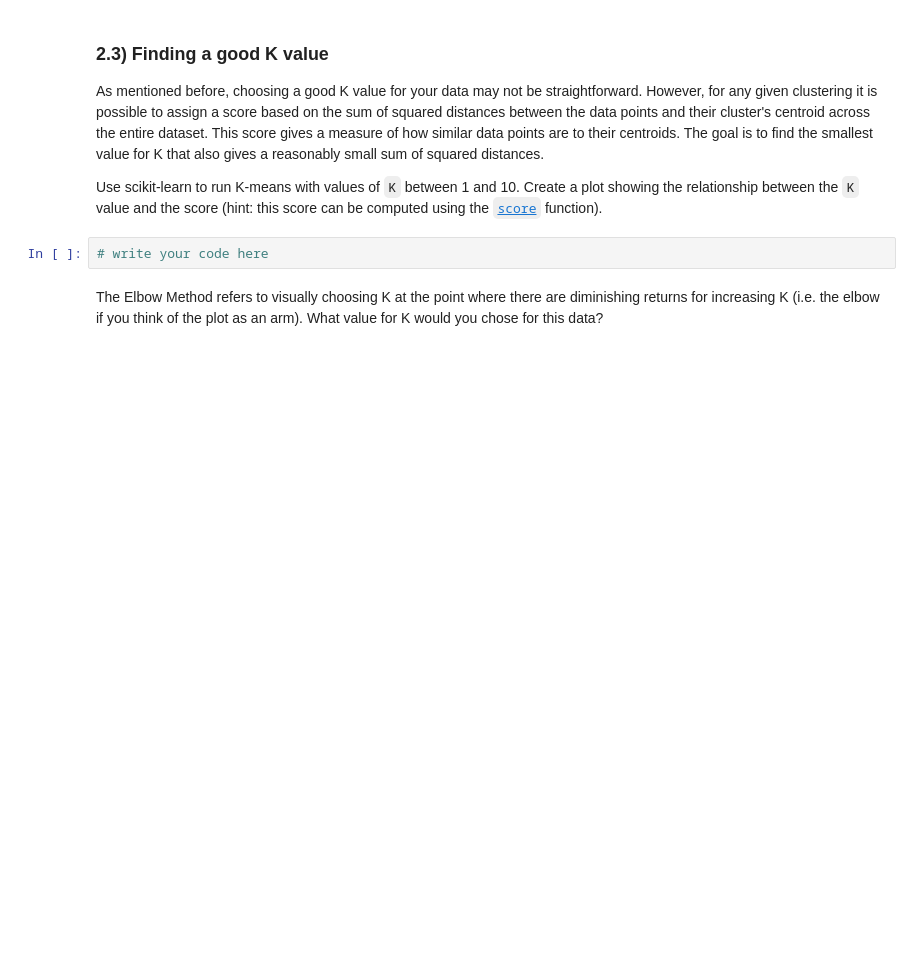
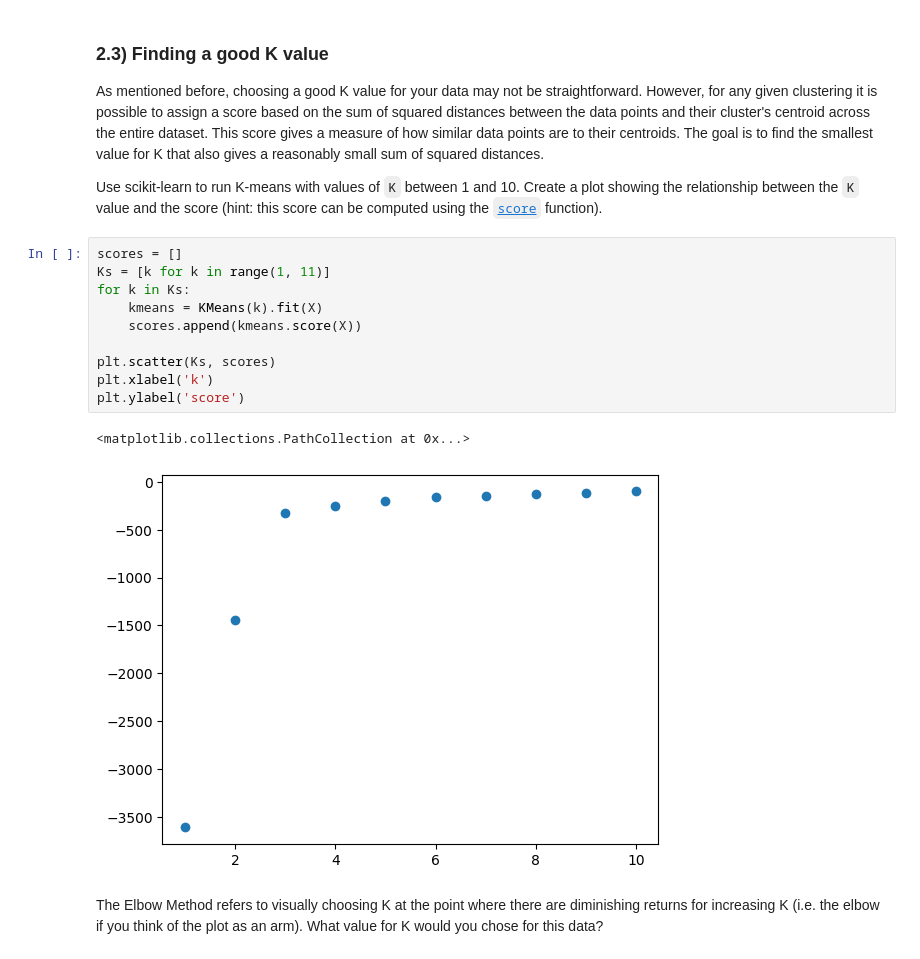
Before and after one commit to alexelwood14/lab_sheets_public, a Jupyter notebook: lab4/lab4-MixtureModels_K-means_Expectation-Maximisation.ipynb, the cells around one changed output. Saved outputs shown, nothing was run; the diff lists cells and outputs as text; blank space fills up the shorter version.

```diff
--- a/lab4/lab4-MixtureModels_K-means_Expectation-Maximisation.ipynb
+++ b/lab4/lab4-MixtureModels_K-means_Expectation-Maximisation.ipynb
@@ -209,8 +209,19 @@ plot_k_means(X, kmeans.labels_, kmeans.cluster_centers_)
 As mentioned before, choosing a good K value for your data may not be straightforward. However, for any given clustering it is possible to assign a score based on the sum of squared distances between the data points and their cluster's centroid across the entire dataset. This score gives a measure of how similar data points are to their centroids. The goal is to find the smallest value for K that also gives a reasonably small sum of squared distances.
 
 Use scikit-learn to run K-means with values of `K` between 1 and 10. Create a plot showing the relationship between the `K` value and the score (hint: this score can be computed using the [`score`](https://scikit-learn.org/stable/modules/generated/sklearn.cluster.KMeans.html#sklearn.cluster.KMeans.score) function).
-# %%
-# write your code here
+# %%
+scores = []
+Ks = [k for k in range(1, 11)]
+for k in Ks:
+    kmeans = KMeans(k).fit(X)
+    scores.append(kmeans.score(X))
+
+plt.scatter(Ks, scores)
+plt.xlabel('k')
+plt.ylabel('score')
+# %% [output]
+<matplotlib.collections.PathCollection at 0x...>
+[figure, added]
 # %% [markdown]
 The Elbow Method refers to visually choosing K at the point where there are diminishing returns for increasing K (i.e. the elbow if you think of the plot as an arm). What value for K would you chose for this data?
 # %% [markdown]
```
